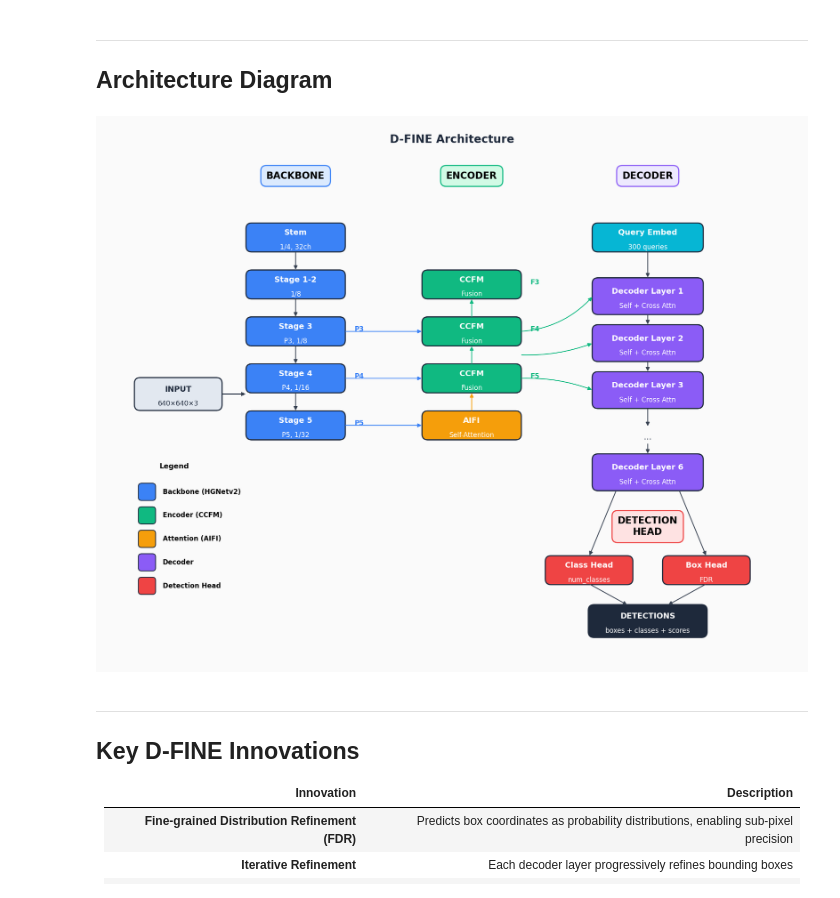
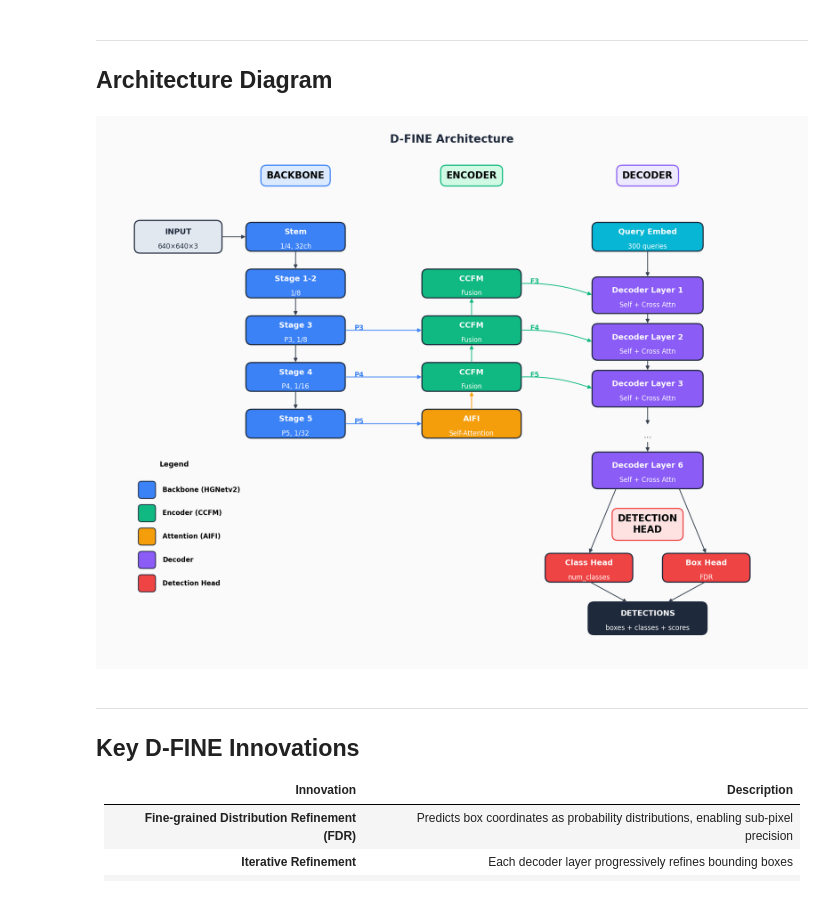
Before and after one commit to seungjlee/D-FINE, a Jupyter notebook: Documentation/D-FINE.ipynb, the cells around one changed output. Saved outputs shown, nothing was run; the diff lists cells and outputs as text; code cells hidden in the pictures.

Commit message:
Fix Architecture diagram plot.

```diff
--- a/Documentation/D-FINE.ipynb
+++ b/Documentation/D-FINE.ipynb
@@ -288,7 +288,6 @@ BLOCK_LINE_WIDTH = 2.0
 fig, ax = plt.subplots(1, 1, figsize=FIGURE_SIZE)
 ax.set_xlim(0, 18)
 ax.set_ylim(0, 14)
-ax.set_aspect('equal')
 ax.axis('off')
 fig.patch.set_facecolor('#FAFAFA')
 ax.set_facecolor('#FAFAFA')
@@ -322,7 +321,7 @@ def draw_arrow(ax, x1, y1, x2, y2, color='#374151'):
                 arrowprops=dict(arrowstyle='-|>', color=color, lw=ARROW_WIDTH, mutation_scale=14))
 
 # === INPUT ===
-draw_block(ax, 2, 7, 2.2, 0.8, 'INPUT', '640×640×3', colors['input'])
+draw_block(ax, 2, 11, 2.2, 0.8, 'INPUT', '640×640×3', colors['input'])
 
 # === BACKBONE ===
 ax.text(5, 12.5, 'BACKBONE', ha='center', fontsize=SECTION_LABEL_FONT_SIZE, fontweight='bold',
@@ -335,8 +334,8 @@ draw_block(ax, 5, 8.6, 2.5, 0.7, 'Stage 3', 'P3, 1/8', colors['backbone'])
 draw_block(ax, 5, 7.4, 2.5, 0.7, 'Stage 4', 'P4, 1/16', colors['backbone'])
 draw_block(ax, 5, 6.2, 2.5, 0.7, 'Stage 5', 'P5, 1/32', colors['backbone'])
 
-# Backbone arrows
-draw_arrow(ax, 3.1, 7, 3.75, 7)
+# Backbone arrows - INPUT to Stem, then through stages
+draw_arrow(ax, 3.1, 11, 3.75, 11)  # INPUT → Stem
 draw_arrow(ax, 5, 10.65, 5, 10.15)
 draw_arrow(ax, 5, 9.45, 5, 8.95)
 draw_arrow(ax, 5, 8.25, 5, 7.75)
@@ -395,13 +394,16 @@ draw_arrow(ax, 14, 7.85, 14, 7.55)
 draw_arrow(ax, 14, 6.65, 14, 6.15)
 draw_arrow(ax, 14, 5.75, 14, 5.45)
 
-# Cross-attention from encoder to decoder
-ax.annotate('', xy=(12.6, 9.5), xytext=(10.75, 8.6),
+# Cross-attention from encoder to decoder (fixed arrows: left to right)
+# F3 (at y=9.8) feeds into decoder layers
+ax.annotate('', xy=(12.6, 9.5), xytext=(10.75, 9.8),
             arrowprops=dict(arrowstyle='-|>', color=colors['encoder'], lw=ARROW_WIDTH,
-                           connectionstyle='arc3,rad=0.2', mutation_scale=14))
-ax.annotate('', xy=(12.6, 8.3), xytext=(10.75, 8.0),
+                           connectionstyle='arc3,rad=-0.1', mutation_scale=14))
+# F4 (at y=8.6) feeds into decoder layers
+ax.annotate('', xy=(12.6, 8.3), xytext=(10.75, 8.6),
             arrowprops=dict(arrowstyle='-|>', color=colors['encoder'], lw=ARROW_WIDTH,
-                           connectionstyle='arc3,rad=0.1', mutation_scale=14))
+                           connectionstyle='arc3,rad=-0.1', mutation_scale=14))
+# F5 (at y=7.4) feeds into decoder layers
 ax.annotate('', xy=(12.6, 7.1), xytext=(10.75, 7.4),
             arrowprops=dict(arrowstyle='-|>', color=colors['encoder'], lw=ARROW_WIDTH,
                            connectionstyle='arc3,rad=-0.1', mutation_scale=14))
@@ -421,34 +423,34 @@ draw_block(ax, 14, 1.2, 3.0, 0.8, 'DETECTIONS', 'boxes + classes + scores', colo
 draw_arrow(ax, 12.5, 2.15, 13.5, 1.6)
 draw_arrow(ax, 15.5, 2.15, 14.5, 1.6)
 
 # === LEGEND ===
 legend_items = [
     ('Backbone (HGNetv2)', colors['backbone']),
     ('Encoder (CCFM)', colors['encoder']),
     ('Attention (AIFI)', colors['attention']),
     ('Decoder', colors['decoder']),
     ('Detection Head', colors['head']),
 ]
 
 legend_x, legend_y = 1, 4.5
 ax.text(legend_x + 0.9, legend_y + 0.6, 'Legend', ha='center', fontsize=LEGEND_TITLE_FONT_SIZE, fontweight='bold')
 for i, (label, color) in enumerate(legend_items):
     y = legend_y - i * 0.6
     box = FancyBboxPatch((legend_x, y - 0.2), 0.4, 0.4,
                          boxstyle="round,pad=0.02,rounding_size=0.08",
                          facecolor=color, edgecolor='#1E293B', linewidth=1.5)
     ax.add_patch(box)
     ax.text(legend_x + 0.6, y, label, ha='left', va='center', fontsize=LEGEND_ITEM_FONT_SIZE, fontweight='bold')
 
 # Title
 ax.text(9, 13.5, 'D-FINE Architecture', ha='center', va='center', fontsize=TITLE_FONT_SIZE,
         fontweight='bold', color='#1E293B')
 
 plt.tight_layout()
 plt.savefig('dfine_architecture.png', dpi=150, bbox_inches='tight', facecolor='#FAFAFA')
 plt.show()
 # %% [output]
-[figure, old version]
+[figure, new version]
 # %% [markdown]
 ---
 
```
Also changed, not shown: 1 other file.
